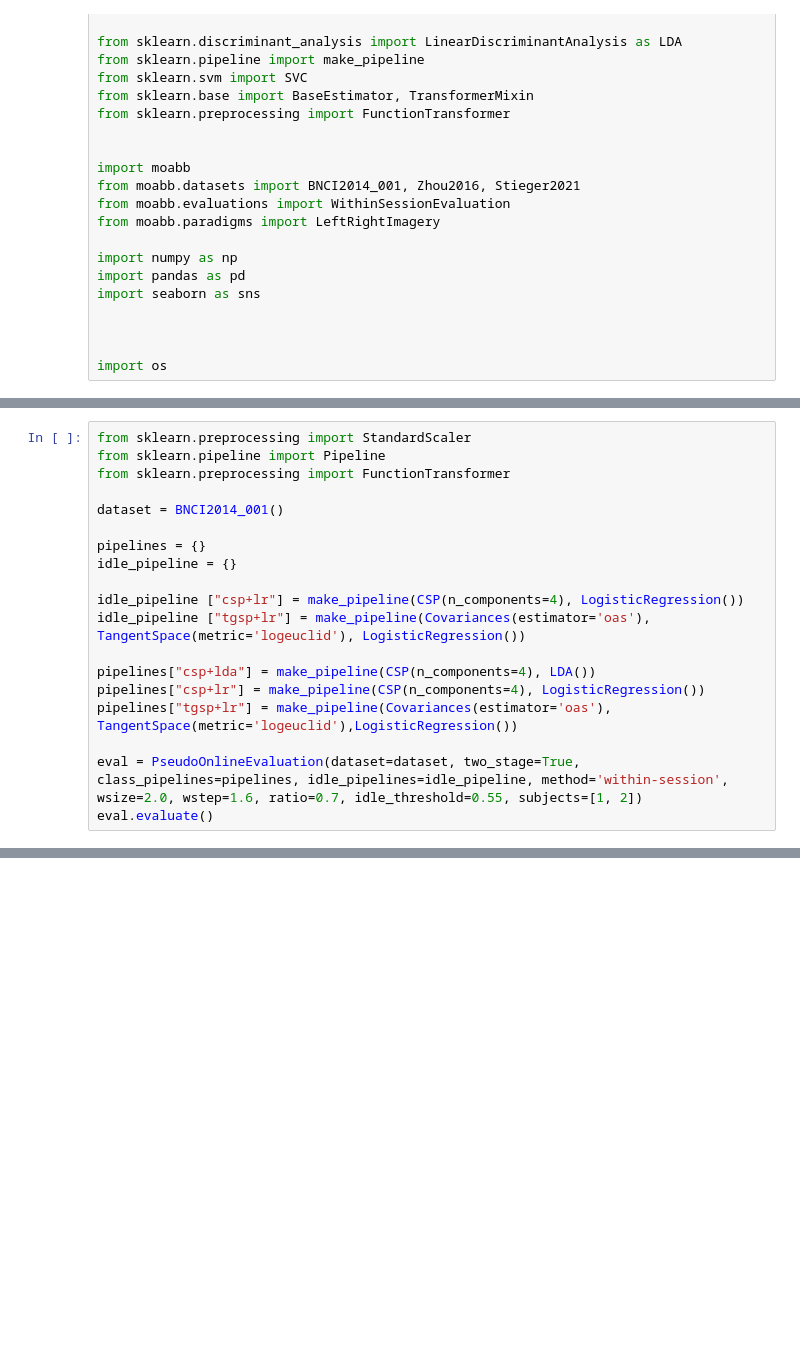
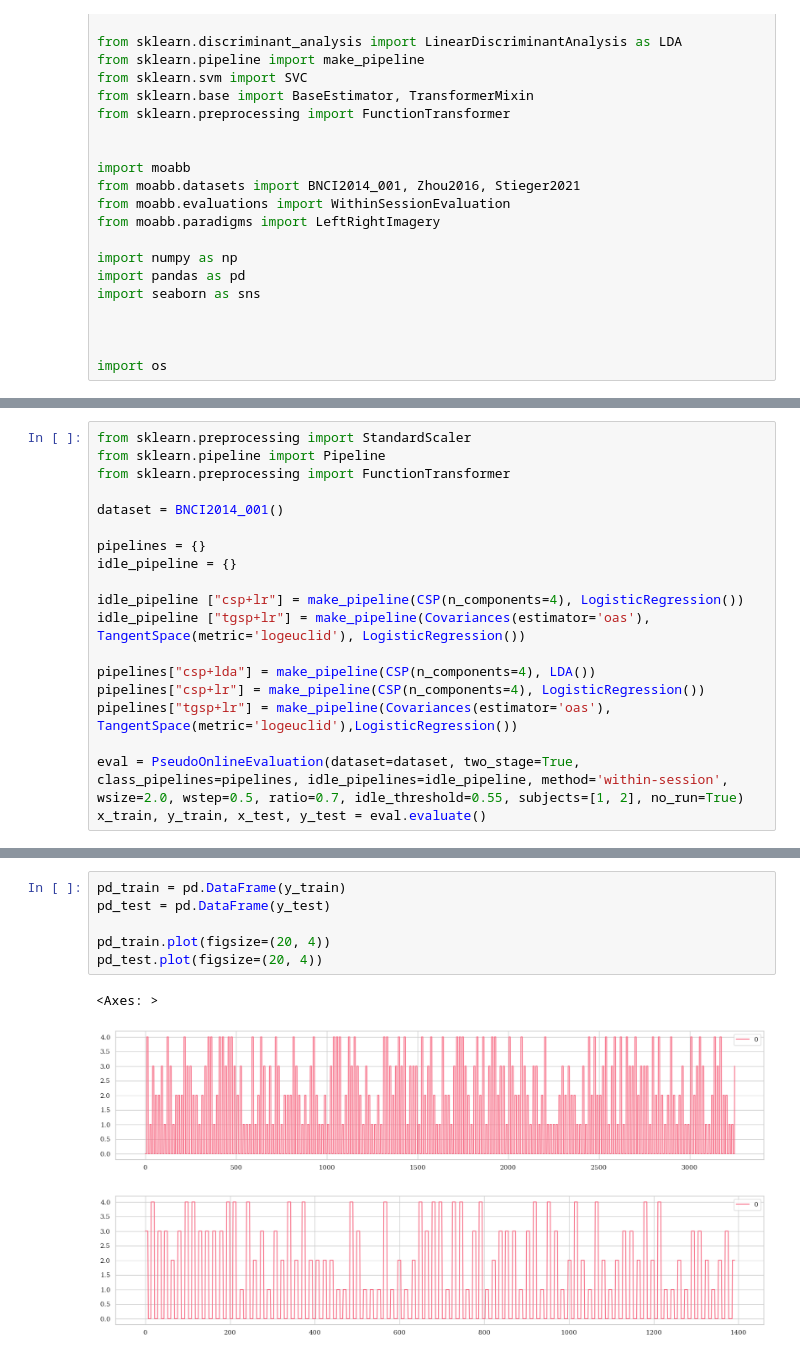
Before and after one commit to jooj-uni/neural-signal-analysis-bci, a Jupyter notebook: pseudo_online_test.ipynb, the cells around one changed output, grey strips where cells are left out. Drawn from its saved outputs; the diff is of its cells as text; blank space fills up the shorter version.

```diff
--- a/pseudo_online_test.ipynb
+++ b/pseudo_online_test.ipynb
@@ -761,8 +767,8 @@ pipelines["csp+lda"] = make_pipeline(CSP(n_components=4), LDA())
 pipelines["csp+lr"] = make_pipeline(CSP(n_components=4), LogisticRegression())
 pipelines["tgsp+lr"] = make_pipeline(Covariances(estimator='oas'), TangentSpace(metric='logeuclid'),LogisticRegression())
 
-eval = PseudoOnlineEvaluation(dataset=dataset, two_stage=True, class_pipelines=pipelines, idle_pipelines=idle_pipeline, method='within-session', wsize=2.0, wstep=1.6, ratio=0.7, idle_threshold=0.55, subjects=[1, 2])
-eval.evaluate()
+eval = PseudoOnlineEvaluation(dataset=dataset, two_stage=True, class_pipelines=pipelines, idle_pipelines=idle_pipeline, method='within-session', wsize=2.0, wstep=0.5, ratio=0.7, idle_threshold=0.55, subjects=[1, 2], no_run=True)
+x_train, y_train, x_test, y_test = eval.evaluate()
 # %% [output]
 Processing subject 1...
 Processing session 0train subject 1...
@@ -798,0 +796,10 @@ plot_inter_scores(eval.results_, 1, '1test')
+# %%
+pd_train = pd.DataFrame(y_train)
+pd_test = pd.DataFrame(y_test)
+
+pd_train.plot(figsize=(20, 4))
+pd_test.plot(figsize=(20, 4))
+# %% [output]
+<Axes: >
+[figure, added]
+[figure, added]
```
Also changed, not shown: parts of 10 cells of this notebook.
